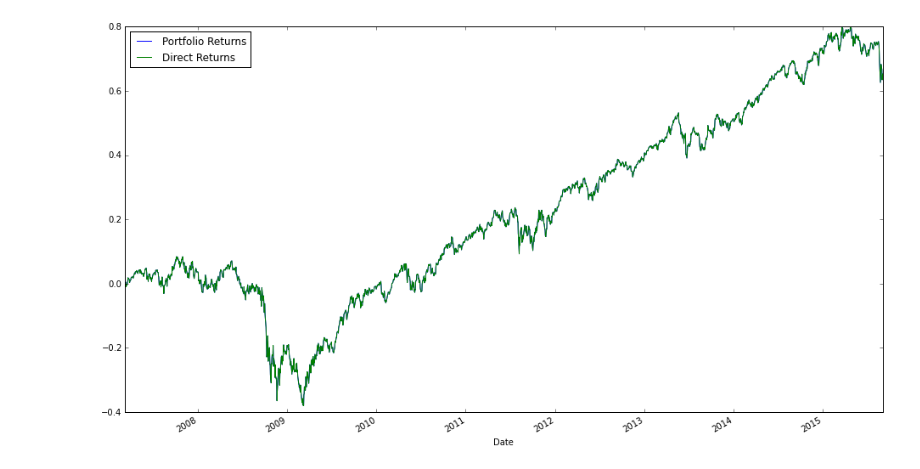
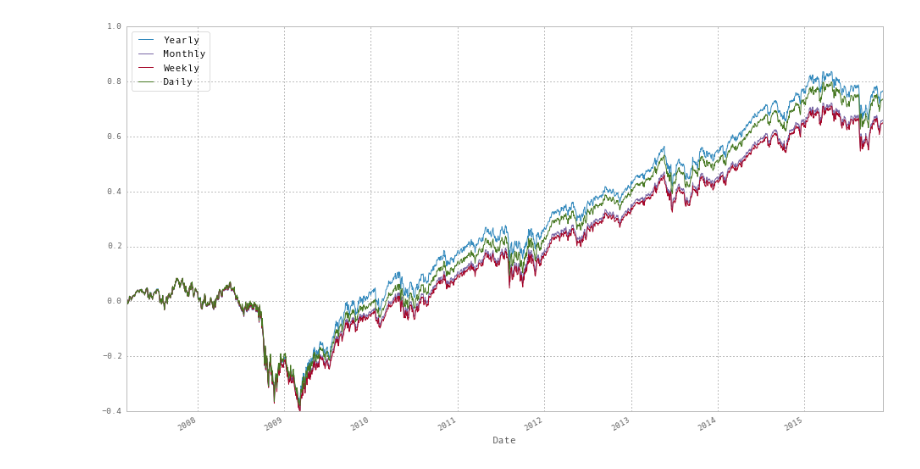
Before and after one commit to davidells/mypy, a Jupyter notebook: finance/Lazy Portfolio.ipynb, the cells around one changed output. Cells and saved outputs as stored; diff of their text form; code cells hidden in the pictures.

```diff
--- a/finance/Lazy Portfolio.ipynb
+++ b/finance/Lazy Portfolio.ipynb
@@ -72,15 +52,30 @@ show(pd.concat([
-# %%
-# Take different approach, and just calculate weighted returns directly
-weighted_returns = weights * universe.pct_change().fillna(0)
-portfolio_returns2 = (weighted_returns).sum(axis=1)
-
-# No difference between these two
-show(pd.concat([
-            cumret(portfolio_returns[0]),
-            cumret(portfolio_returns2)],
-        keys=['Portfolio Returns', 'Direct Returns'],
-        axis=1))
-# %% [output]
-[figure, removed]
+# %%
+# Yearly rebalancing (preferred due to long term capital gains rules)
+yearly_targets = target_price_weights.index[0::252]
+yearly_weights = pd.DataFrame(index=universe.index, columns=universe.columns)
+yearly_weights.loc[yearly_targets] = target_price_weights.loc[yearly_targets]
+yearly_weights = yearly_weights.fillna(method='ffill')
+
+# Monthly rebalancing (for comparative purposes)
+monthly_rebalances = target_price_weights.index[0::21]
+monthly_weights = pd.DataFrame(index=universe.index, columns=universe.columns)
+monthly_weights.loc[monthly_rebalances] = target_price_weights.loc[monthly_rebalances]
+monthly_weights = monthly_weights.fillna(method='ffill')
+
+# Weekly rebalancing (for comparative purposes)
+weekly_rebalances = target_price_weights.index[0::5]
+weekly_weights = pd.DataFrame(index=universe.index, columns=universe.columns)
+weekly_weights.loc[weekly_rebalances] = target_price_weights.loc[weekly_rebalances]
+weekly_weights = weekly_weights.fillna(method='ffill')
+
+show(pd.concat([
+            cumret(portfolio.portfolio_returns(universe, yearly_weights, 1)[0]),
+            cumret(portfolio.portfolio_returns(universe, monthly_weights, 1)[0]),
+            cumret(portfolio.portfolio_returns(universe, weekly_weights, 1)[0]),
+            cumret(portfolio_returns[0])],
+        axis=1,
+        keys=['Yearly', 'Monthly', 'Weekly', 'Daily']))
+# %% [output]
+[figure, added]
 # %%
 # But there is a difference between these two
```
Also changed, not shown: parts of 15 cells of this notebook, 6 other files.
